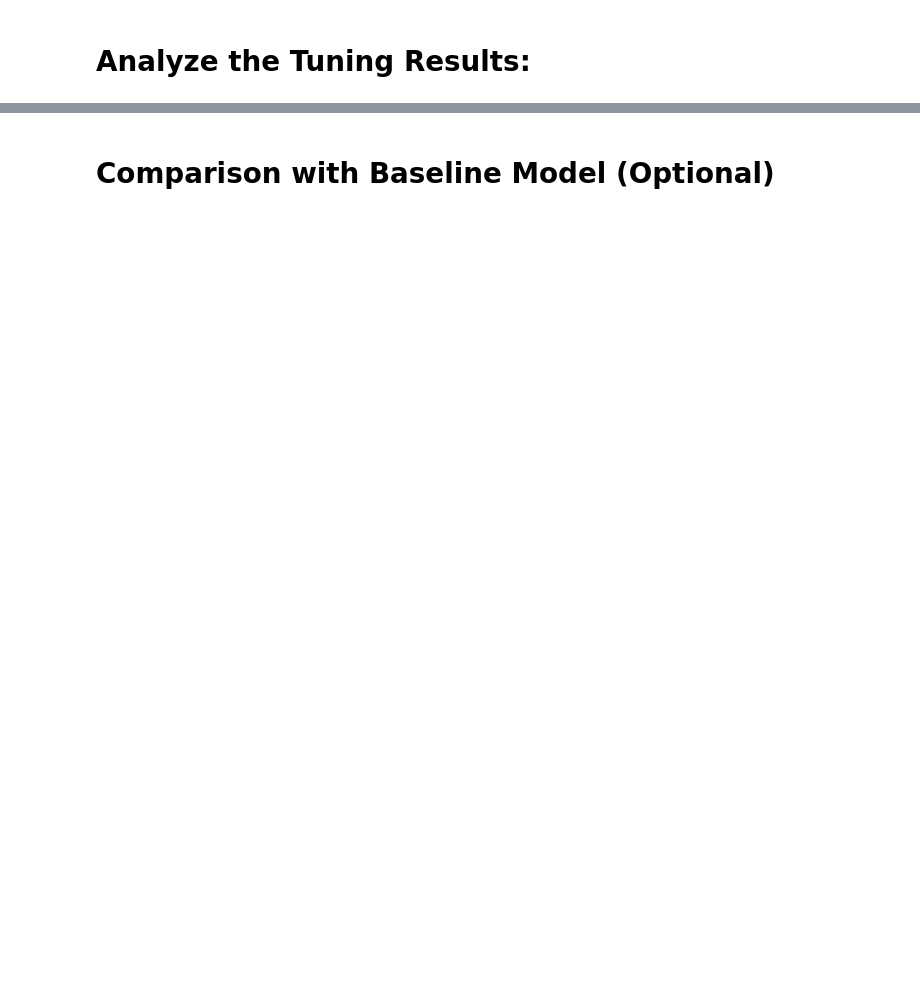
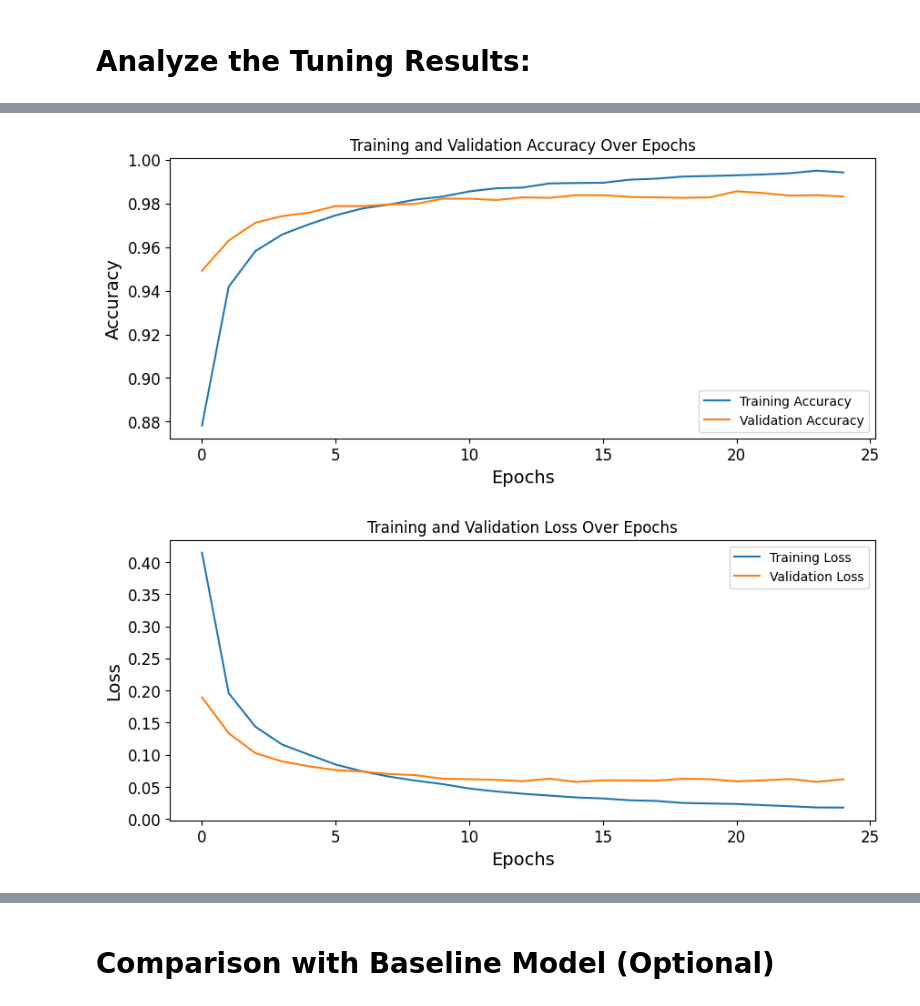
Before and after one commit to marcou347/IAI600Lab7, a Jupyter notebook: Lab7.ipynb, the cells around one changed output, grey strips where cells are left out. Drawn from its saved outputs; the diff is of its cells as text; code cells hidden in the pictures; blank space fills up the shorter version.

```diff
--- a/Lab7.ipynb
+++ b/Lab7.ipynb
@@ -156,0 +174,9 @@ Text(0, 0.5, 'Loss')
+# %%
+tuner = RandomSearch(
+    build_model,
+    objective='val_accuracy',
+    max_trials=5,  # Increase to allow more diverse searches
+    # executions_per_trial=2,  # Average over 2 executions for stability
+    directory='my_mnist_tuning',
+    project_name='mnist_mlp_tuning'
+)
@@ -158,0 +230,8 @@ Text(0, 0.5, 'Loss')
+# %%
+# Get the best hyperparameters
+best_hp = tuner.get_best_hyperparameters(num_trials=1)[0]
+
+# Print the best hyperparameters
+print("Best Hyperparameters:")
+for param in best_hp.values:
+    print(f"{param}: {best_hp.get(param)}")
@@ -158,0 +290,23 @@ Text(0, 0.5, 'Loss')
+# %%
+# Plot accuracy over epochs
+plt.figure(figsize=(10, 4))
+plt.plot(history.history['accuracy'], label='Training Accuracy')
+plt.plot(history.history['val_accuracy'], label='Validation Accuracy')
+plt.xlabel('Epochs')
+plt.ylabel('Accuracy')
+plt.title('Training and Validation Accuracy Over Epochs')
+plt.legend()
+plt.show()
+
+# Plot loss over epochs
+plt.figure(figsize=(10, 4))
+plt.plot(history.history['loss'], label='Training Loss')
+plt.plot(history.history['val_loss'], label='Validation Loss')
+plt.xlabel('Epochs')
+plt.ylabel('Loss')
+plt.title('Training and Validation Loss Over Epochs')
+plt.legend()
+plt.show()
+# %% [output]
+[figure, added]
+[figure, added]
```
Also changed, not shown: parts of 20 cells of this notebook, 34 other files.
